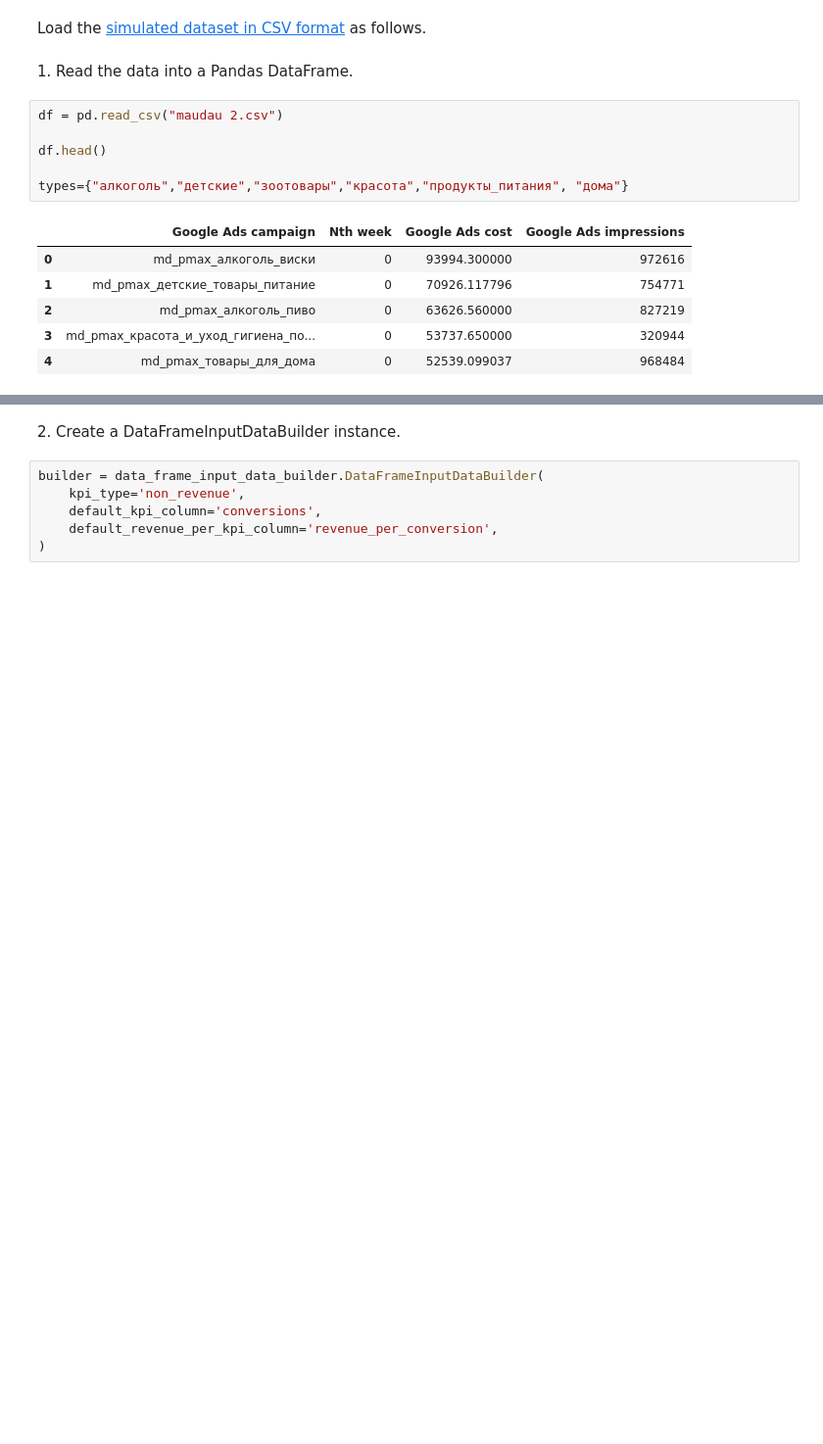
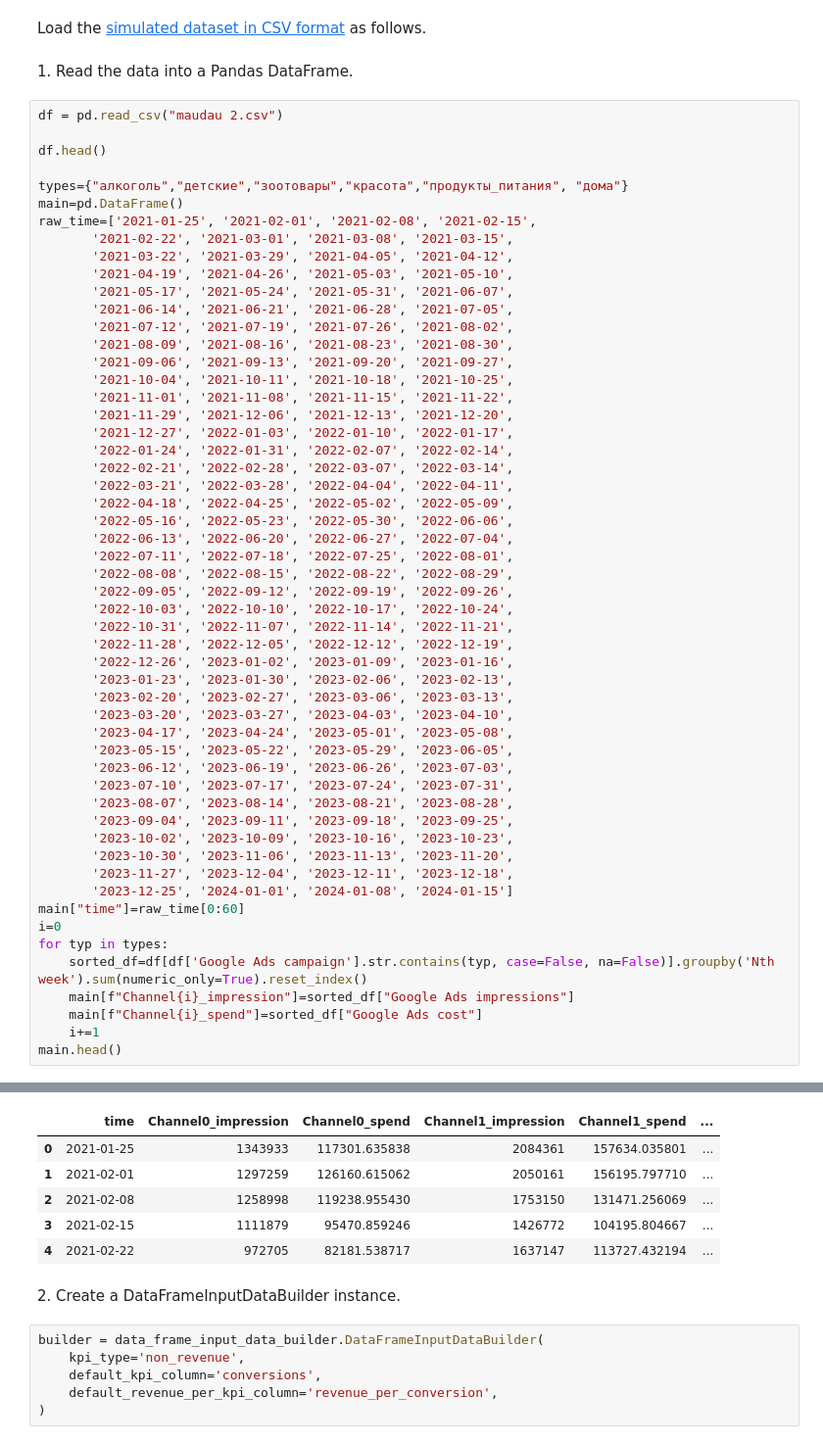
Before and after one commit to artart9/Meridian, a Jupyter notebook: Meridian_Getting_Started.ipynb, the cells around one changed output, grey strips where cells are left out. Shown at 98% size. Cells and saved outputs as stored; diff of their text form; blank space fills up the shorter version.

```diff
--- a/Meridian_Getting_Started.ipynb
+++ b/Meridian_Getting_Started.ipynb
@@ -111,16 +111,58 @@ Num CPUs Available:  1
 Load the [simulated dataset in CSV format](https://github.com/google/meridian/blob/main/meridian/data/simulated_data/csv/geo_all_channels.csv) as follows.
 # %% [markdown]
 1\. Read the data into a Pandas DataFrame.
-# %%
-df = pd.read_csv("maudau 2.csv")
-
-df.head()
-
-types={"алкоголь","детские","зоотовары","красота","продукты_питания", "дома"}
-# %% [output]
-|  | Google Ads campaign | Nth week | Google Ads cost | Google Ads impressions |
-| 0 | md_pmax_алкоголь_виски | 0 | 93994.300000 | 972616 |
-| 1 | md_pmax_детские_товары_питание | 0 | 70926.117796 | 754771 |
-| 2 | md_pmax_алкоголь_пиво | 0 | 63626.560000 | 827219 |
-| 3 | md_pmax_красота_и_уход_гигиена_по... | 0 | 53737.650000 | 320944 |
-| 4 | md_pmax_товары_для_дома | 0 | 52539.099037 | 968484 |
+# %%
+df = pd.read_csv("maudau 2.csv")
+
+df.head()
+
+types={"алкоголь","детские","зоотовары","красота","продукты_питания", "дома"}
+main=pd.DataFrame()
+raw_time=['2021-01-25', '2021-02-01', '2021-02-08', '2021-02-15',
+       '2021-02-22', '2021-03-01', '2021-03-08', '2021-03-15',
+       '2021-03-22', '2021-03-29', '2021-04-05', '2021-04-12',
+       '2021-04-19', '2021-04-26', '2021-05-03', '2021-05-10',
+       '2021-05-17', '2021-05-24', '2021-05-31', '2021-06-07',
+       '2021-06-14', '2021-06-21', '2021-06-28', '2021-07-05',
+       '2021-07-12', '2021-07-19', '2021-07-26', '2021-08-02',
+       '2021-08-09', '2021-08-16', '2021-08-23', '2021-08-30',
+       '2021-09-06', '2021-09-13', '2021-09-20', '2021-09-27',
+       '2021-10-04', '2021-10-11', '2021-10-18', '2021-10-25',
+       '2021-11-01', '2021-11-08', '2021-11-15', '2021-11-22',
+       '2021-11-29', '2021-12-06', '2021-12-13', '2021-12-20',
+       '2021-12-27', '2022-01-03', '2022-01-10', '2022-01-17',
+       '2022-01-24', '2022-01-31', '2022-02-07', '2022-02-14',
+       '2022-02-21', '2022-02-28', '2022-03-07', '2022-03-14',
+       '2022-03-21', '2022-03-28', '2022-04-04', '2022-04-11',
+       '2022-04-18', '2022-04-25', '2022-05-02', '2022-05-09',
+       '2022-05-16', '2022-05-23', '2022-05-30', '2022-06-06',
+       '2022-06-13', '2022-06-20', '2022-06-27', '2022-07-04',
+       '2022-07-11', '2022-07-18', '2022-07-25', '2022-08-01',
+       '2022-08-08', '2022-08-15', '2022-08-22', '2022-08-29',
+       '2022-09-05', '2022-09-12', '2022-09-19', '2022-09-26',
+       '2022-10-03', '2022-10-10', '2022-10-17', '2022-10-24',
+       '2022-10-31', '2022-11-07', '2022-11-14', '2022-11-21',
+       '2022-11-28', '2022-12-05', '2022-12-12', '2022-12-19',
+       '2022-12-26', '2023-01-02', '2023-01-09', '2023-01-16',
+       '2023-01-23', '2023-01-30', '2023-02-06', '2023-02-13',
+       '2023-02-20', '2023-02-27', '2023-03-06', '2023-03-13',
+       '2023-03-20', '2023-03-27', '2023-04-03', '2023-04-10',
+       '2023-04-17', '2023-04-24', '2023-05-01', '2023-05-08',
+       '2023-05-15', '2023-05-22', '2023-05-29', '2023-06-05',
+       '2023-06-12', '2023-06-19', '2023-06-26', '2023-07-03',
+       '2023-07-10', '2023-07-17', '2023-07-24', '2023-07-31',
+       '2023-08-07', '2023-08-14', '2023-08-21', '2023-08-28',
+       '2023-09-04', '2023-09-11', '2023-09-18', '2023-09-25',
+       '2023-10-02', '2023-10-09', '2023-10-16', '2023-10-23',
+       '2023-10-30', '2023-11-06', '2023-11-13', '2023-11-20',
+       '2023-11-27', '2023-12-04', '2023-12-11', '2023-12-18',
+       '2023-12-25', '2024-01-01', '2024-01-08', '2024-01-15']
+main["time"]=raw_time[0:60]
+i=0
+for typ in types:
+    sorted_df=df[df['Google Ads campaign'].str.contains(typ, case=False, na=False)].groupby('Nth week').sum(numeric_only=True).reset_index()
+    main[f"Channel{i}_impression"]=sorted_df["Google Ads impressions"]
+    main[f"Channel{i}_spend"]=sorted_df["Google Ads cost"]
+    i+=1
+main.head()
+# %% [output]
@@ -127,3 +186,9 @@ types={"алкоголь","детские","зоотовары","красота"
+|  | time | Channel0_impression | Channel0_spend | Channel1_impression | Channel1_spend | ... |
+| 0 | 2021-01-25 | 1343933 | 117301.635838 | 2084361 | 157634.035801 | ... |
+| 1 | 2021-02-01 | 1297259 | 126160.615062 | 2050161 | 156195.797710 | ... |
+| 2 | 2021-02-08 | 1258998 | 119238.955430 | 1753150 | 131471.256069 | ... |
+| 3 | 2021-02-15 | 1111879 | 95470.859246 | 1426772 | 104195.804667 | ... |
+| 4 | 2021-02-22 | 972705 | 82181.538717 | 1637147 | 113727.432194 | ... |
 # %% [markdown]
 2\. Create a DataFrameInputDataBuilder instance.
 # %%
```
Also changed, not shown: parts of 3 cells of this notebook.
